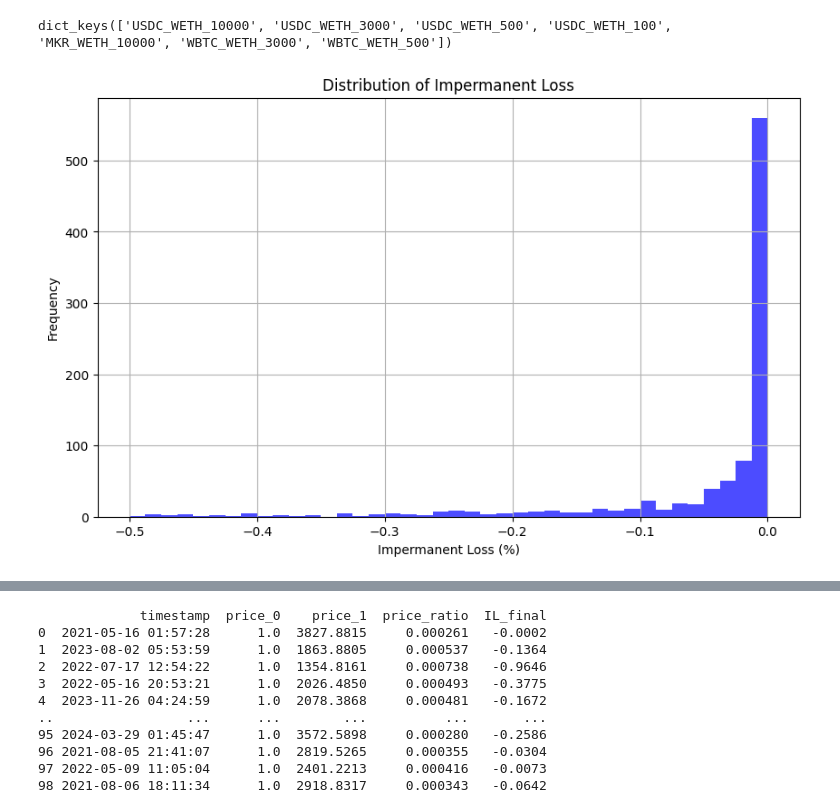
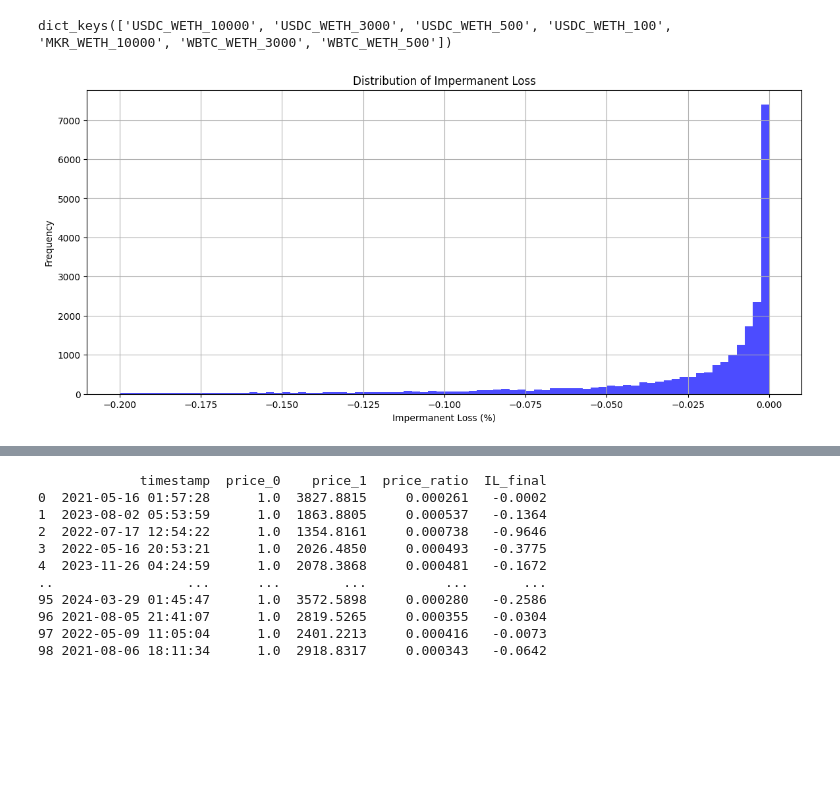
Before and after one commit to Thanos002/IL_Measurement, a Jupyter notebook: IL_Data_Extraction.ipynb, the cells around one changed output, grey strips where cells are left out. Cells and saved outputs as stored; diff of their text form; code cells hidden in the pictures; blank space fills up the shorter version.

Commit message:
first data

```diff
--- a/IL_Data_Extraction.ipynb
+++ b/IL_Data_Extraction.ipynb
@@ -932,6 +1109,9 @@ async def process_and_normalize_data(pool_id_database):
 
                 print("Enter calculations")
                 calculated_df = calculations(normalized_df)
+                if calculated_df is None or calculated_df.empty:
+                    print("Error: No data found after calculations")
+                    continue
                 print("Eneter shortening")
                 shortened_df = shorten_df(calculated_df)
 
@@ -944,7 +1124,7 @@ async def process_and_normalize_data(pool_id_database):
 
                 # Save the concatenated DataFrame to a CSV file
                 csv_filename = f"{pool_name}_normalized_data.csv"
-                final_normalized_df.to_csv(csv_filename, index=False, sep=';', decimal='.')
+                final_normalized_df.to_csv(csv_filename, index=False, sep=';', decimal=',')
                 print(f"Data for {pool_name} saved to '{csv_filename}'.")
             else:
                 print(f"No data found after normalization for pool: {pool_name}")
@@ -1009,16 +1152,15 @@ pool_dataframes = result.result()
 
 #remove zero amounts from pool_dataframes
 for key, value in pool_dataframes.items():
-  pool_dataframes[key] = value[(value['IL_final'] >= -1) & (value['IL_final'] <= 0) & (value['event_amountUSD'] != 0)]
+  pool_dataframes[key] = value[(value['IL_final'] >= -1) & (value['IL_final'] <= 0) & (value['event_amountUSD'] != 0) & (value['IL_formula'] >= -1)]
 
 combined_df = pd.concat(dataframes, ignore_index=True)
-combined_df = combined_df[(combined_df['IL_final'] >= -1) & (combined_df['IL_final'] <= 0) & (combined_df['event_amountUSD'] != 0)]
+combined_df = combined_df[(combined_df['IL_final'] >= -1) & (combined_df['IL_final'] <= 0) & (combined_df['event_amountUSD'] != 0) & (combined_df['IL_formula'] >= -1)]
 
 # Create pool set without stablecoin-stablecoin pools based on keys from the pool_dataframes dictionary
 risky_pools = {key: value for key, value in pool_dataframes.items() if key not in ['DAI_USDC_500', 'DAI_USDC_100']}
 risky_dataframes = [df for df in risky_pools.values()]
 risky_combined_df = pd.concat(risky_dataframes, ignore_index=True)
-risky_combined_df = risky_combined_df[(risky_combined_df['IL_final'] >= -1) & (risky_combined_df['IL_final'] <= 0) & (risky_combined_df['event_amountUSD'] != 0)]
 # %%
 risky_pools.keys()
 # %% [output]
@@ -1026,13 +1168,13 @@ dict_keys(['USDC_WETH_10000', 'USDC_WETH_3000', 'USDC_WETH_500', 'USDC_WETH_100'
 # %%
 import matplotlib.pyplot as plt
 # Histogram of Impermanent Loss
-plt.figure(figsize=(10, 6))
-plt.hist(combined_df['IL_final'], bins=40, color='blue', alpha=0.7, range=(-0.5, 0))
+plt.figure(figsize=(14, 6))
+plt.hist(combined_df['IL_final'], bins=80, color='blue', alpha=0.7, range=(-0.2, 0))
 
 plt.title('Distribution of Impermanent Loss')
 plt.xlabel('Impermanent Loss (%)')
 plt.ylabel('Frequency')
 plt.grid(True)
 plt.show()
 # %% [output]
-[figure, old version]
+[figure, new version]
```
Also changed, not shown: parts of 24 cells of this notebook, 38 other files.
